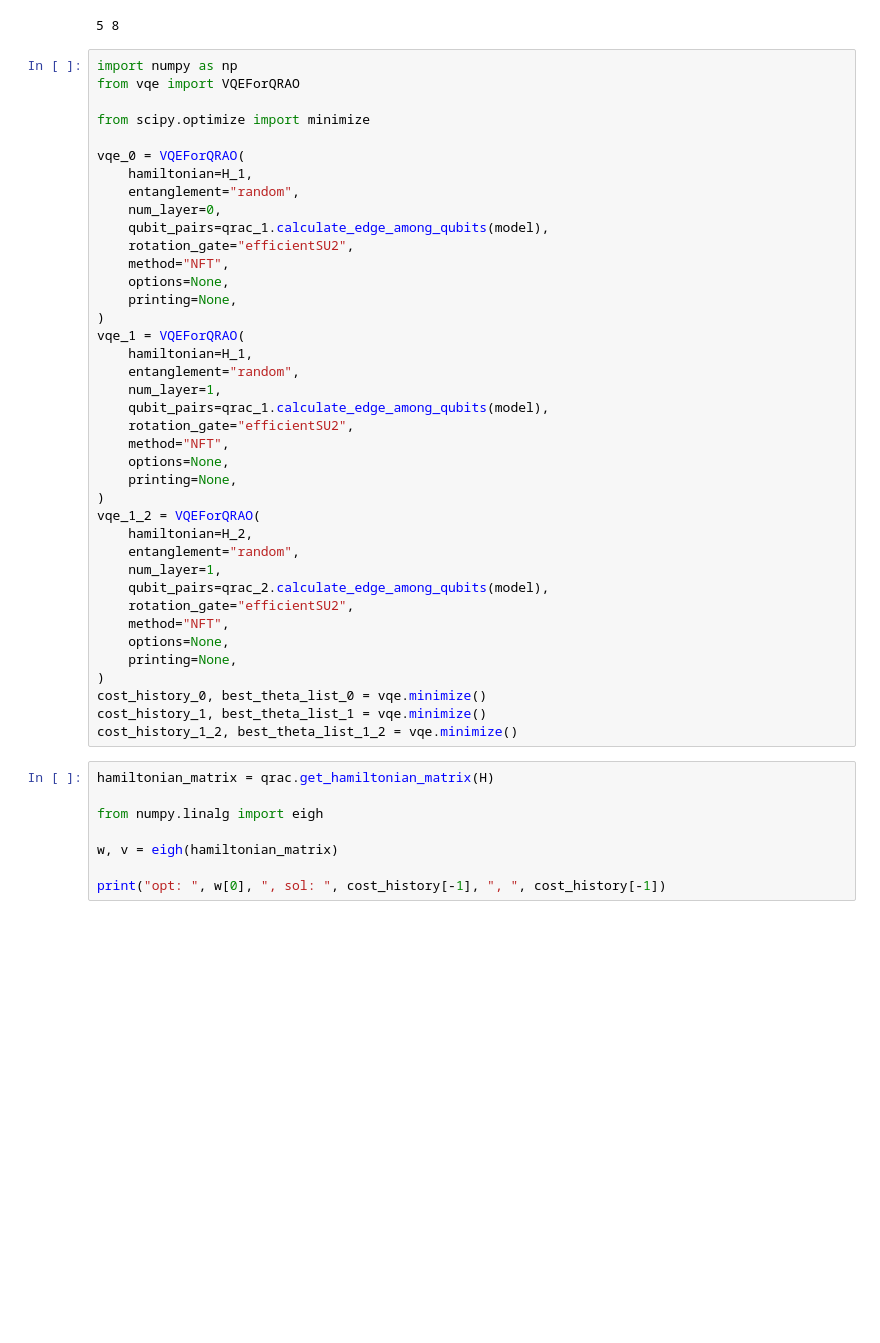
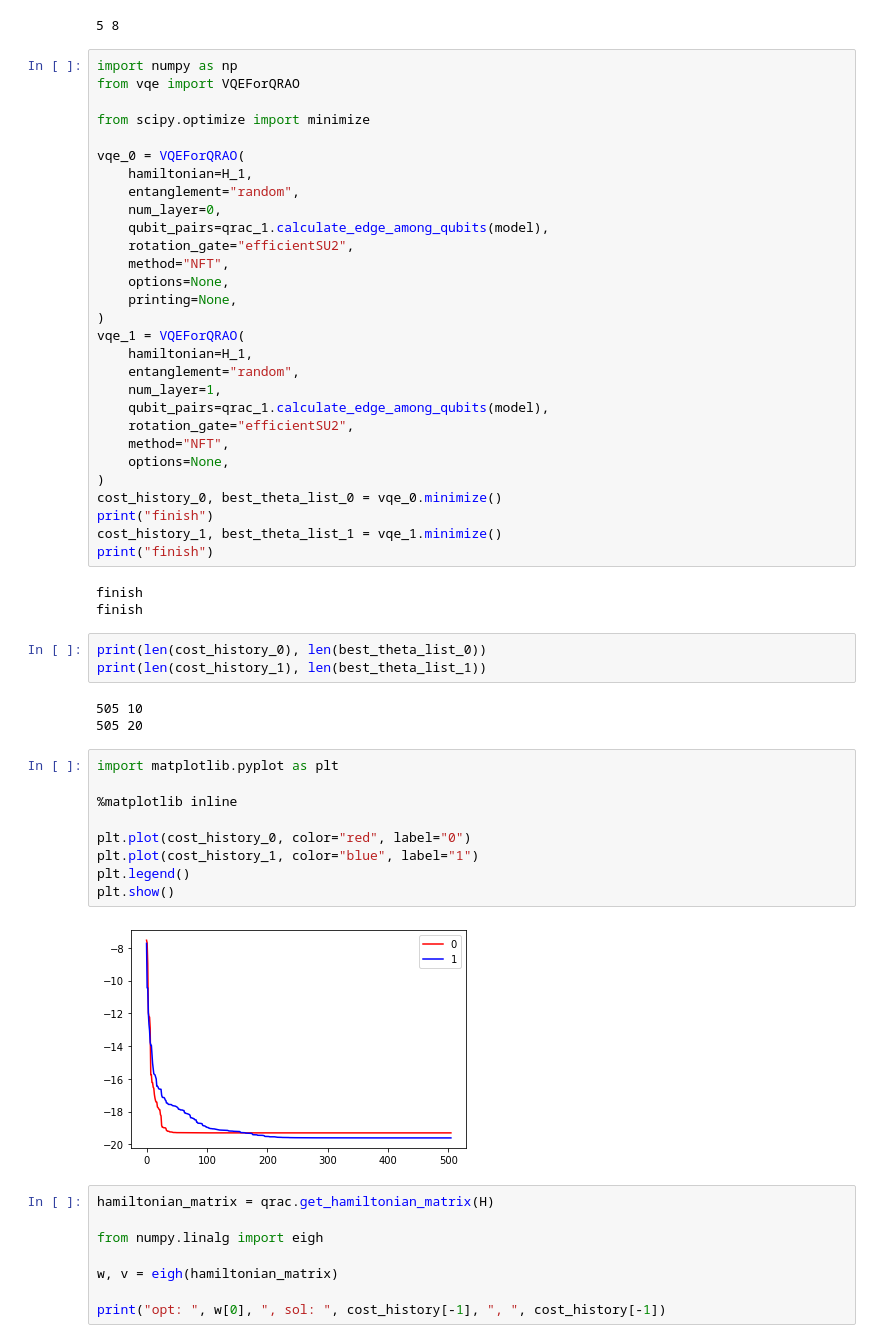
Before and after one commit to terapoon/qrao_experiment, a Jupyter notebook: qulacs/play_ground.ipynb, the cells around one changed output. Cells and saved outputs as stored; diff of their text form; blank space fills up the shorter version.

```diff
--- a/qulacs/play_ground.ipynb
+++ b/qulacs/play_ground.ipynb
@@ -63,21 +61,31 @@ vqe_1 = VQEForQRAO(
     rotation_gate="efficientSU2",
     method="NFT",
     options=None,
-    printing=None,
 )
-vqe_1_2 = VQEForQRAO(
-    hamiltonian=H_2,
-    entanglement="random",
-    num_layer=1,
-    qubit_pairs=qrac_2.calculate_edge_among_qubits(model),
-    rotation_gate="efficientSU2",
-    method="NFT",
-    options=None,
-    printing=None,
-)
-cost_history_0, best_theta_list_0 = vqe.minimize()
-cost_history_1, best_theta_list_1 = vqe.minimize()
-cost_history_1_2, best_theta_list_1_2 = vqe.minimize()
+cost_history_0, best_theta_list_0 = vqe_0.minimize()
+print("finish")
+cost_history_1, best_theta_list_1 = vqe_1.minimize()
+print("finish")
+# %% [output]
+finish
+finish
+# %%
+print(len(cost_history_0), len(best_theta_list_0))
+print(len(cost_history_1), len(best_theta_list_1))
+# %% [output]
+505 10
+505 20
+# %%
+import matplotlib.pyplot as plt
+
+%matplotlib inline
+
+plt.plot(cost_history_0, color="red", label="0")
+plt.plot(cost_history_1, color="blue", label="1")
+plt.legend()
+plt.show()
+# %% [output]
+[figure, added]
 # %%
 hamiltonian_matrix = qrac.get_hamiltonian_matrix(H)
 
```
Also changed, not shown: parts of 7 cells of this notebook, 3 other files.
